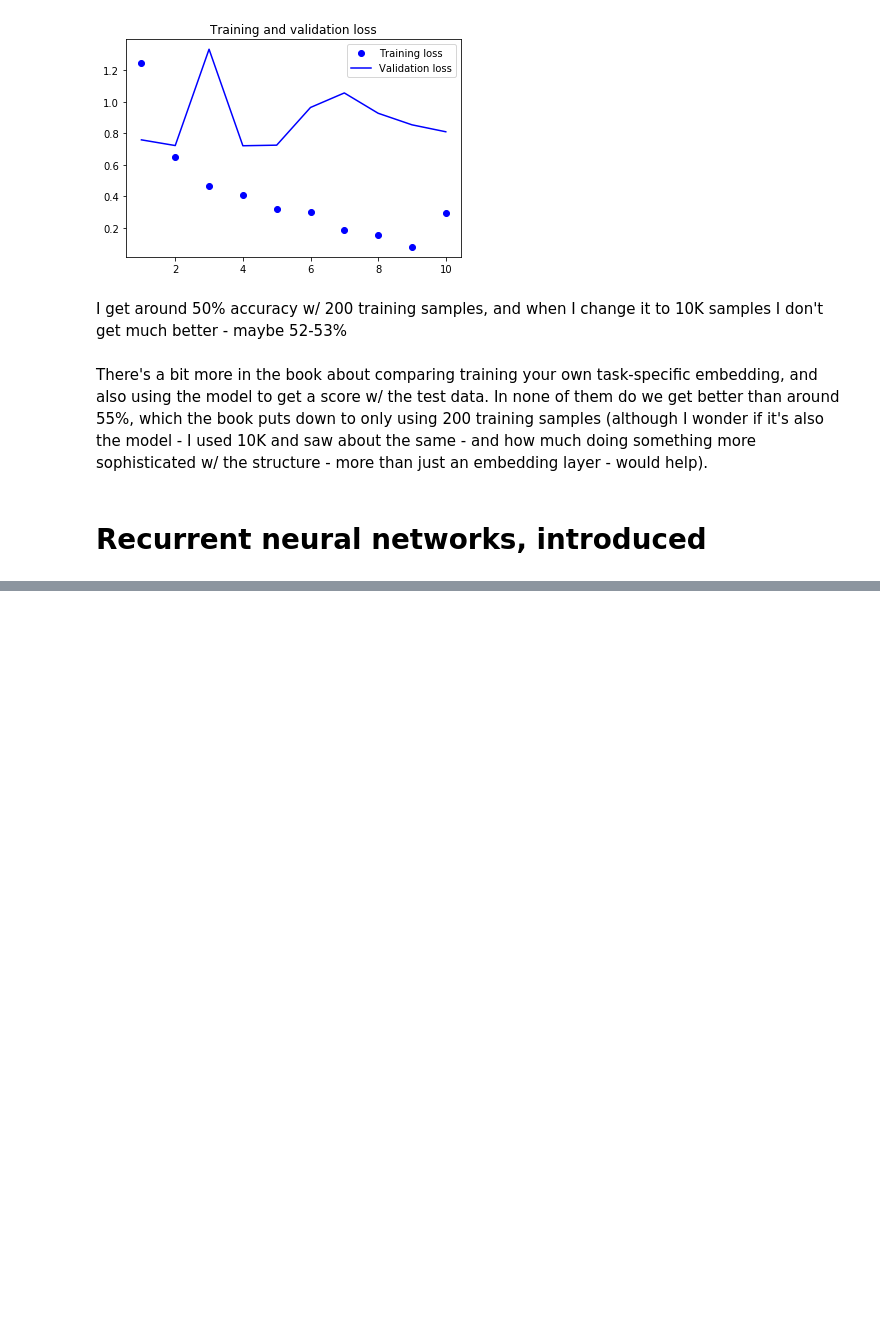
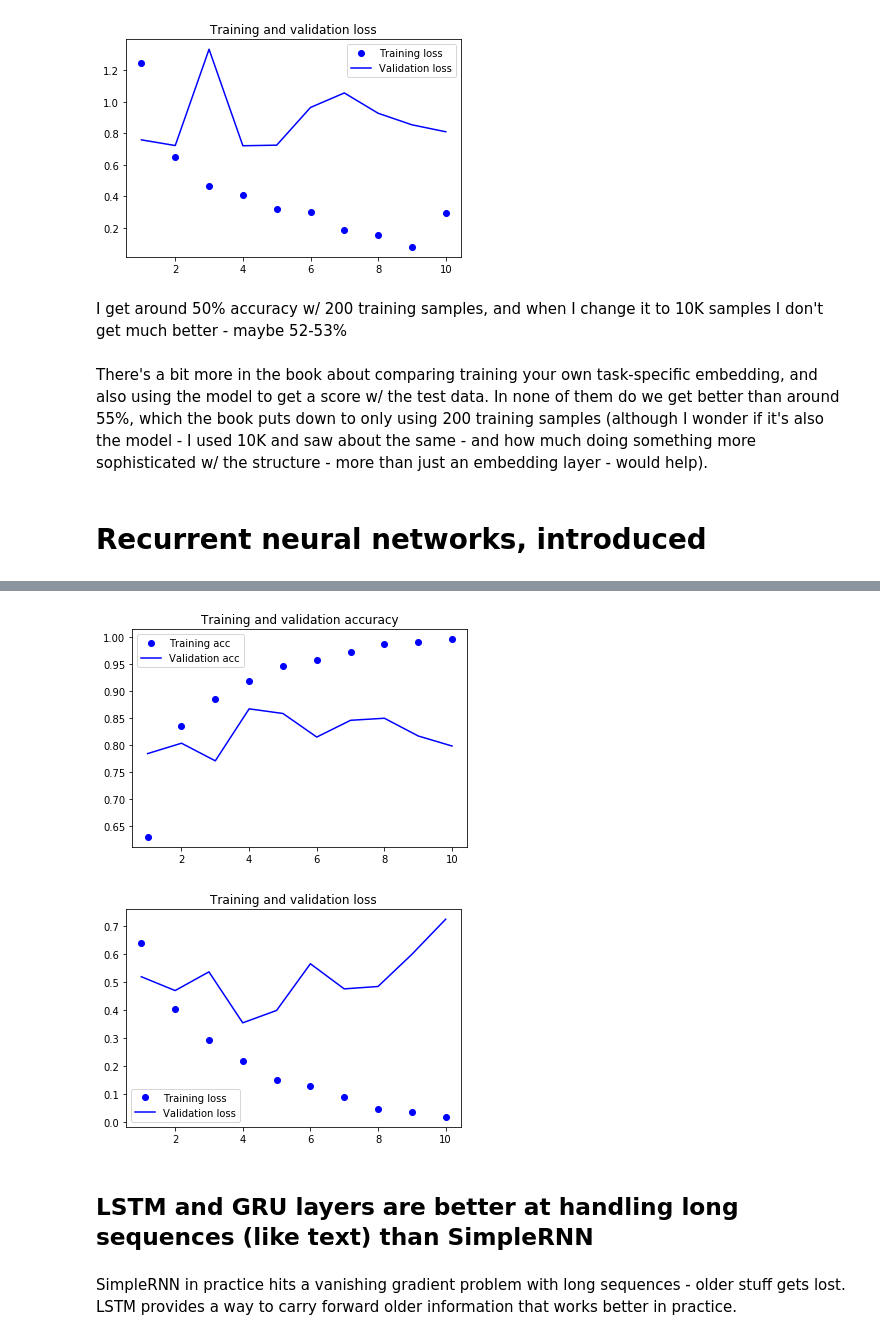
Before and after one commit to aenfield/DeepLearningWithPython, a Jupyter notebook: TextAndSequences.ipynb, the cells around one changed output, grey strips where cells are left out. Cells and saved outputs as stored; diff of their text form; code cells hidden in the pictures; blank space fills up the shorter version.

Commit message:
Finished simple RNN and LSTM examples.

```diff
--- a/TextAndSequences.ipynb
+++ b/TextAndSequences.ipynb
@@ -500,3 +500,18 @@ I get around 50% accuracy w/ 200 training samples, and when I change it to 10K s
 There's a bit more in the book about comparing training your own task-specific embedding, and also using the model to get a score w/ the test data. In none of them do we get better than around 55%, which the book puts down to only using 200 training samples (although I wonder if it's also the model - I used 10K and saw about the same - and how much doing something more sophisticated w/ the structure - more than just an embedding layer - would help).
 # %% [markdown]
 # Recurrent neural networks, introduced
+# %%
+from keras.datasets import imdb
+from keras.preprocessing import sequence
+
+max_features = 10000
+maxlen = 500
+#batch_size = 32
+
+(input_train, y_train), (input_test, y_test) = imdb.load_data(num_words=max_features)
+print (input_train.shape, y_train.shape, input_test.shape, y_test.shape)
+
+# turn the lists of integers (one for each review) into a 2D integer tensor of shape (samples, max_words_per_obs)
+input_train = sequence.pad_sequences(input_train, maxlen=maxlen)
+input_test = sequence.pad_sequences(input_test, maxlen=maxlen)
+print (input_train.shape, input_test.shape)
@@ -502,0 +521,11 @@ There's a bit more in the book about comparing training your own task-specific e
+# %%
+from keras.models import Sequential
+from keras.layers import Dense, Embedding, SimpleRNN
+
+model = Sequential()
+model.add(Embedding(max_features, 32))
+model.add(SimpleRNN(32))
+model.add(Dense(1, activation='sigmoid'))
+
+model.compile(optimizer='rmsprop', loss='binary_crossentropy', metrics=['acc'])
+history = model.fit(input_train, y_train, epochs=10, batch_size=128, validation_split=0.2)
@@ -502,0 +550,9 @@ There's a bit more in the book about comparing training your own task-specific e
+# %%
+output_plots(history)
+# %% [output]
+[figure, added]
+[figure, added]
+# %% [markdown]
+## LSTM and GRU layers are better at handling long sequences (like text) than SimpleRNN
+# %% [markdown]
+SimpleRNN in practice hits a vanishing gradient problem with long sequences - older stuff gets lost. LSTM provides a way to carry forward older information that works better in practice.
```
Also changed, not shown: parts of 5 cells of this notebook.
